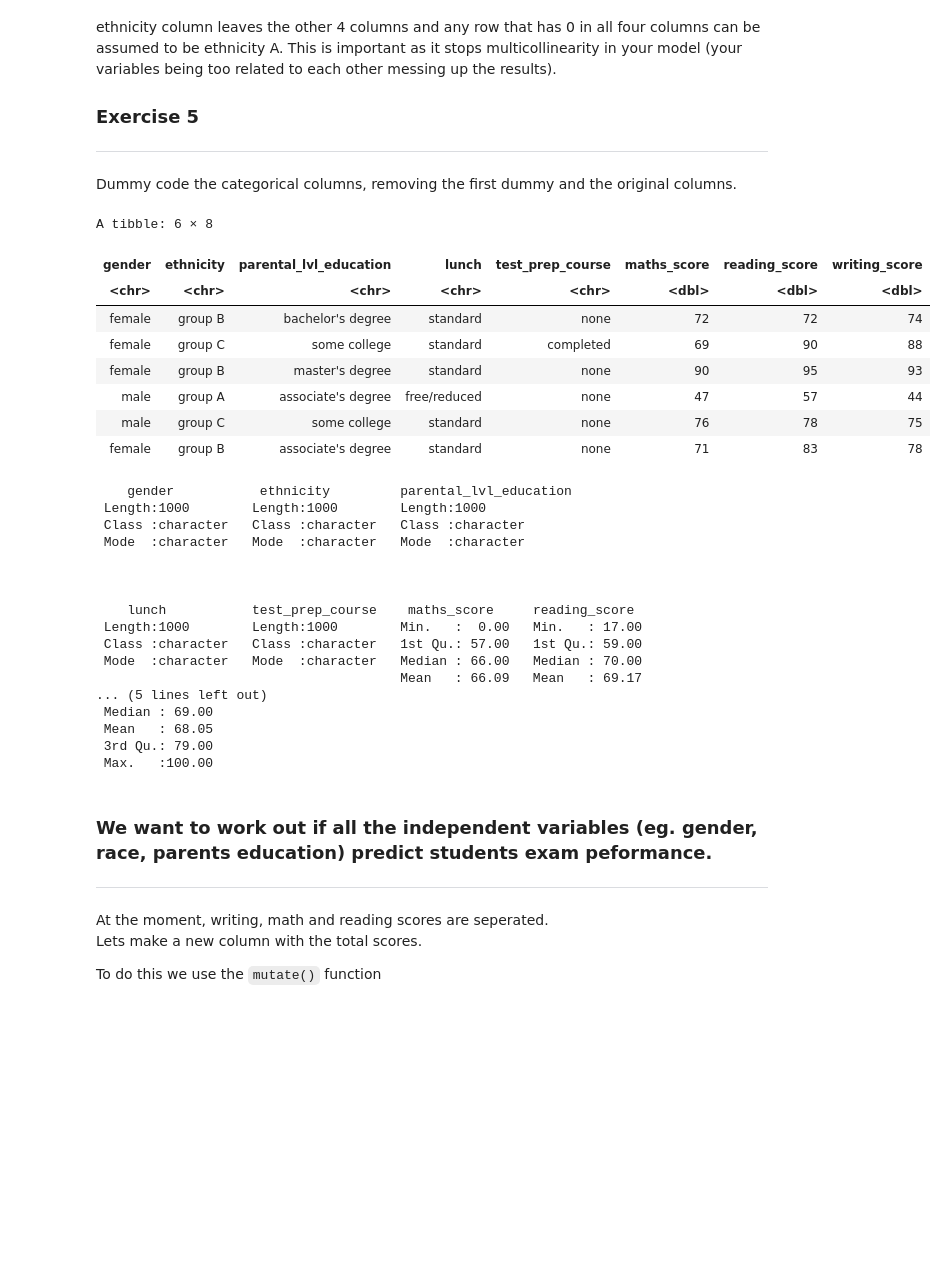
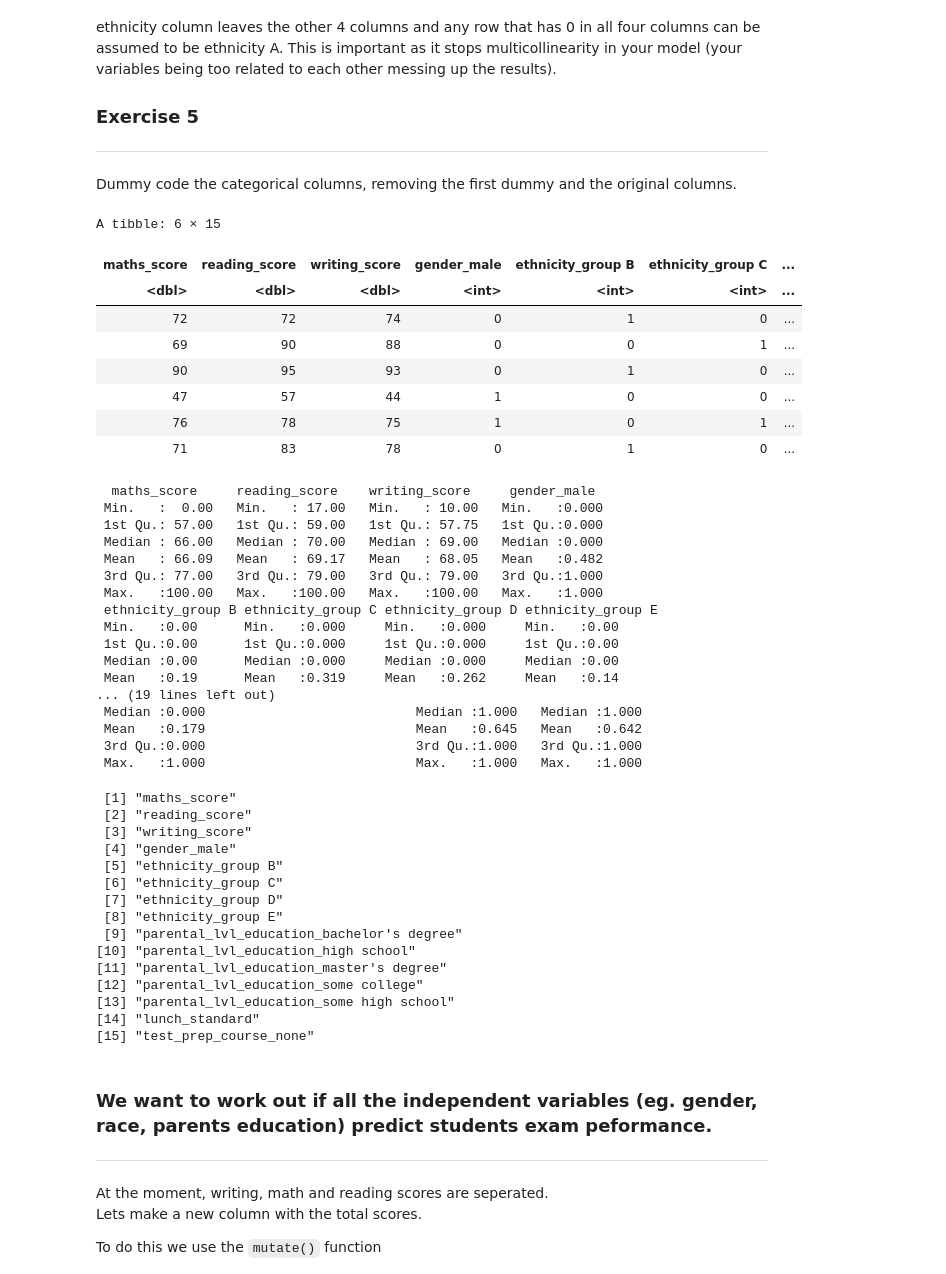
Before and after one commit to mrsferret/Code-Division, a Jupyter notebook: Worksheets/6_R_worksheet.ipynb, the cells around one changed output. Cells and saved outputs as stored; diff of their text form; code cells hidden in the pictures; blank space fills up the shorter version.

```diff
--- a/Worksheets/6_R_worksheet.ipynb
+++ b/Worksheets/6_R_worksheet.ipynb
@@ -327,35 +311,51 @@ The above code sets the new dataframe in a variable called `df_dummy`, it then s
 Dummy code the categorical columns, removing the first dummy and the original columns.
 # %%
 df_dummy <- dummy_cols(data, select_columns = c('gender', 'ethnicity', 'parental_lvl_education', 'lunch', 'test_prep_course'), remove_first_dummy = TRUE, remove_selected_columns = TRUE)
-head(data)
-summary(data)
+head(df_dummy)
+summary(df_dummy)
+names(df_dummy)
 # %% [output]
-A tibble: 6 × 8
+A tibble: 6 × 15
-| gender | ethnicity | parental_lvl_education | lunch | test_prep_course | maths_score | reading_score | writing_score |
-| <chr> | <chr> | <chr> | <chr> | <chr> | <dbl> | <dbl> | <dbl> |
-| female | group B | bachelor's degree | standard | none | 72 | 72 | 74 |
-| female | group C | some college | standard | completed | 69 | 90 | 88 |
-| female | group B | master's degree | standard | none | 90 | 95 | 93 |
-| male | group A | associate's degree | free/reduced | none | 47 | 57 | 44 |
-| male | group C | some college | standard | none | 76 | 78 | 75 |
-| female | group B | associate's degree | standard | none | 71 | 83 | 78 |
+| maths_score | reading_score | writing_score | gender_male | ethnicity_group B | ethnicity_group C | ... |
+| <dbl> | <dbl> | <dbl> | <int> | <int> | <int> | ... |
+| 72 | 72 | 74 | 0 | 1 | 0 | ... |
+| 69 | 90 | 88 | 0 | 0 | 1 | ... |
+| 90 | 95 | 93 | 0 | 1 | 0 | ... |
+| 47 | 57 | 44 | 1 | 0 | 0 | ... |
+| 76 | 78 | 75 | 1 | 0 | 1 | ... |
+| 71 | 83 | 78 | 0 | 1 | 0 | ... |
-    gender           ethnicity         parental_lvl_education
- Length:1000        Length:1000        Length:1000
- Class :character   Class :character   Class :character
- Mode  :character   Mode  :character   Mode  :character
-
-
-
-    lunch           test_prep_course    maths_score     reading_score
- Length:1000        Length:1000        Min.   :  0.00   Min.   : 17.00
- Class :character   Class :character   1st Qu.: 57.00   1st Qu.: 59.00
- Mode  :character   Mode  :character   Median : 66.00   Median : 70.00
-                                       Mean   : 66.09   Mean   : 69.17
-... (5 lines left out)
- Median : 69.00
- Mean   : 68.05
- 3rd Qu.: 79.00
- Max.   :100.00
+  maths_score     reading_score    writing_score     gender_male
+ Min.   :  0.00   Min.   : 17.00   Min.   : 10.00   Min.   :0.000
+ 1st Qu.: 57.00   1st Qu.: 59.00   1st Qu.: 57.75   1st Qu.:0.000
+ Median : 66.00   Median : 70.00   Median : 69.00   Median :0.000
+ Mean   : 66.09   Mean   : 69.17   Mean   : 68.05   Mean   :0.482
+ 3rd Qu.: 77.00   3rd Qu.: 79.00   3rd Qu.: 79.00   3rd Qu.:1.000
+ Max.   :100.00   Max.   :100.00   Max.   :100.00   Max.   :1.000
+ ethnicity_group B ethnicity_group C ethnicity_group D ethnicity_group E
+ Min.   :0.00      Min.   :0.000     Min.   :0.000     Min.   :0.00
+ 1st Qu.:0.00      1st Qu.:0.000     1st Qu.:0.000     1st Qu.:0.00
+ Median :0.00      Median :0.000     Median :0.000     Median :0.00
+ Mean   :0.19      Mean   :0.319     Mean   :0.262     Mean   :0.14
+... (19 lines left out)
+ Median :0.000                           Median :1.000   Median :1.000
+ Mean   :0.179                           Mean   :0.645   Mean   :0.642
+ 3rd Qu.:0.000                           3rd Qu.:1.000   3rd Qu.:1.000
+ Max.   :1.000                           Max.   :1.000   Max.   :1.000
+ [1] "maths_score"
+ [2] "reading_score"
+ [3] "writing_score"
+ [4] "gender_male"
+ [5] "ethnicity_group B"
+ [6] "ethnicity_group C"
+ [7] "ethnicity_group D"
+ [8] "ethnicity_group E"
+ [9] "parental_lvl_education_bachelor's degree"
+[10] "parental_lvl_education_high school"
+[11] "parental_lvl_education_master's degree"
+[12] "parental_lvl_education_some college"
+[13] "parental_lvl_education_some high school"
+[14] "lunch_standard"
+[15] "test_prep_course_none"
 # %% [markdown]
 ### We want to work out if all the independent variables (eg. gender, race, parents education) predict students exam peformance. ###
 ---
```
Also changed, not shown: parts of 8 cells of this notebook.
